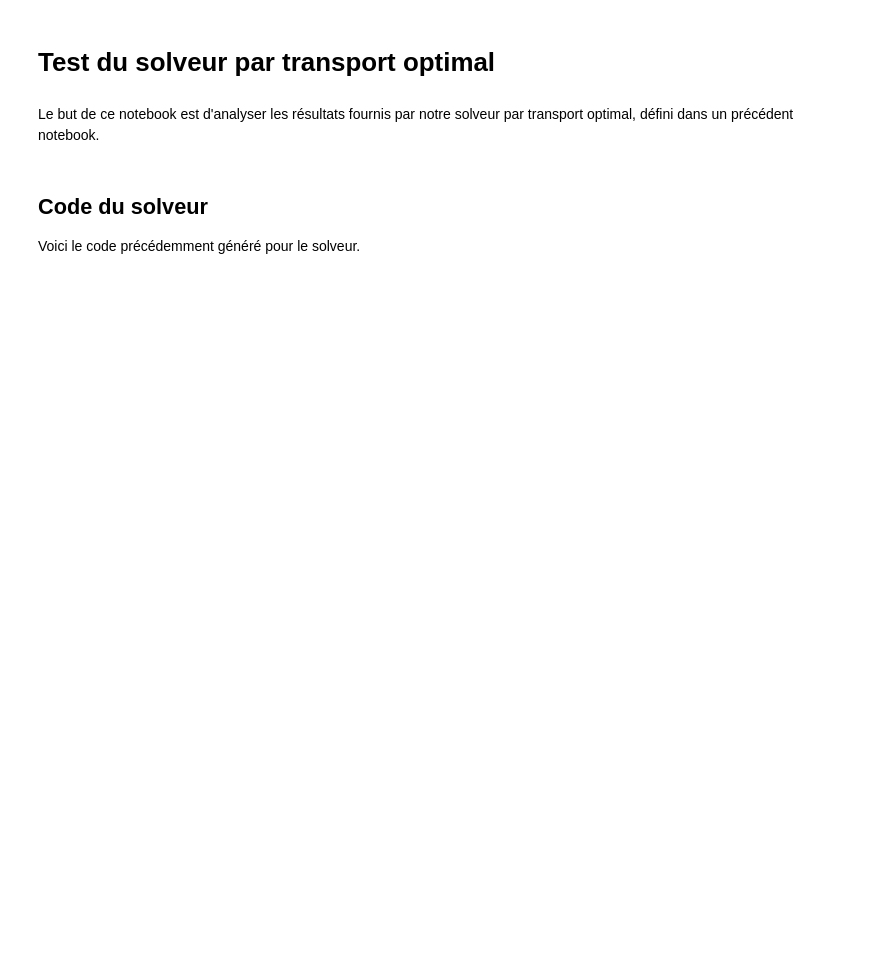
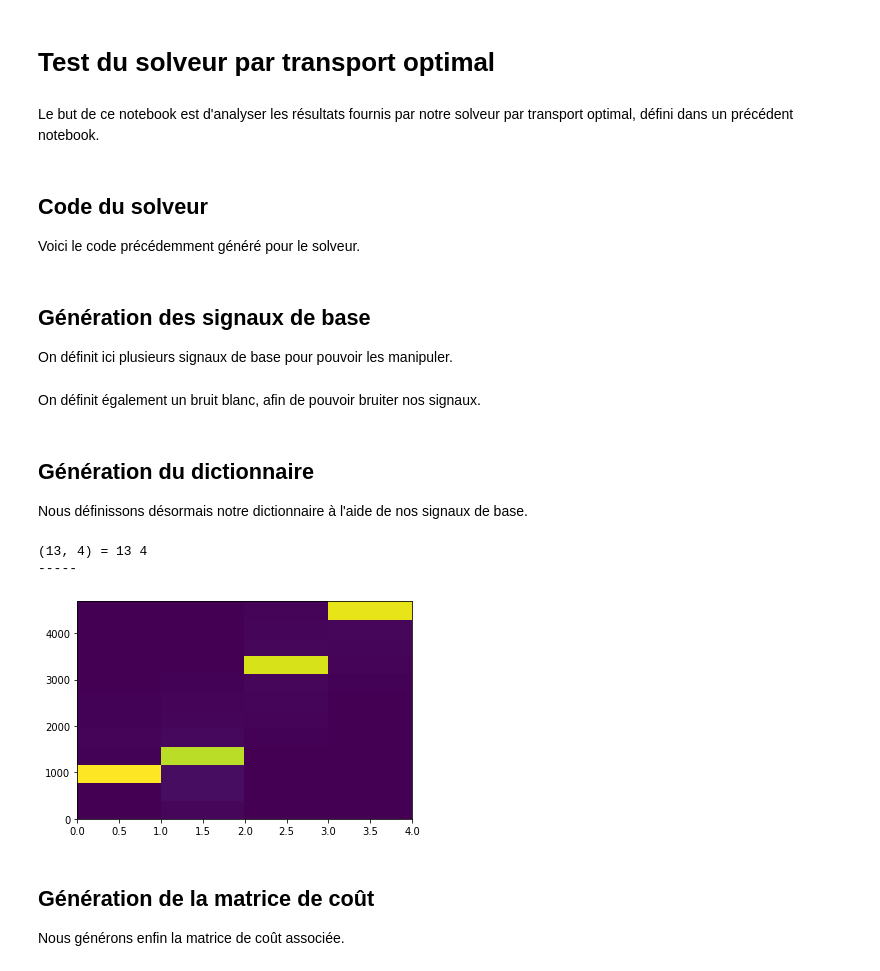
Before and after one commit to MaximeCaute/TraitementSignauxEEG, a Jupyter notebook: Notebooks/TestsSolveurTransportOptimal.ipynb, the cells around one changed output. Saved outputs shown, nothing was run; the diff lists cells and outputs as text; code cells hidden in the pictures; blank space fills up the shorter version.

```diff
--- a/Notebooks/TestsSolveurTransportOptimal.ipynb
+++ b/Notebooks/TestsSolveurTransportOptimal.ipynb
@@ -137,0 +172,25 @@ def slice_spectrogram( f, t, S, fmin=0, fmax=50000):
+# %% [markdown]
+## Génération des signaux de base
+
+On définit ici plusieurs signaux de base pour pouvoir les manipuler.
+# %%
+# Sample frequency
+fs = 10e4
+# Values amount
+N = 5000
+# Time
+T = np.arange(N) / fs
+
+# Base frequencies, conveniently aligned on scipy.signal base values.
+base_freqs = [
+               781.25,
+               1171.875,
+               3125,
+               4296.875
+             ]
+
+elementary_signals = [np.sin(2*np.pi*f*T) for f in base_freqs]
+# Base signals
+base_signals = elementary_signals.copy()
+# %% [markdown]
+On définit également un bruit blanc, afin de pouvoir bruiter nos signaux.
@@ -137,0 +201,34 @@ def slice_spectrogram( f, t, S, fmin=0, fmax=50000):
+# %% [markdown]
+## Génération du dictionnaire
+
+Nous définissons désormais notre dictionnaire à l'aide de nos signaux de base.
+# %%
+# Cutting frequencies
+FMIN = 0
+FMAX = 5000
+
+# Computing the spectrograms
+spectrograms = [get_spectrogram(s, fs,  FMIN, FMAX)[0] for s in base_signals]
+f, t, _ = get_spectrogram(base_signals[0], fs,  FMIN, FMAX)
+
+# Dimensions :
+# M: number of examples
+M = len(base_signals)
+# N: number of considered frequencies
+N = spectrograms[0].shape[0]
+
+# Dictionnary declaration (assumes that base signal are frequency constant through time)
+W = np.array([normalize_trame(get_spectrogram(s, fs,  FMIN, FMAX)[-1][:,N//2]) for s in base_signals]).transpose()
+
+print(W.shape, "=", N,M)
+print("-----")
+plt.pcolormesh(range(M+1), f, W)
+plt.show()
+# %% [output]
+(13, 4) = 13 4
+-----
+[figure, added]
+# %% [markdown]
+## Génération de la matrice de coût
+
+Nous générons enfin la matrice de coût associée.
```
Also changed, not shown: parts of 16 cells of this notebook.
